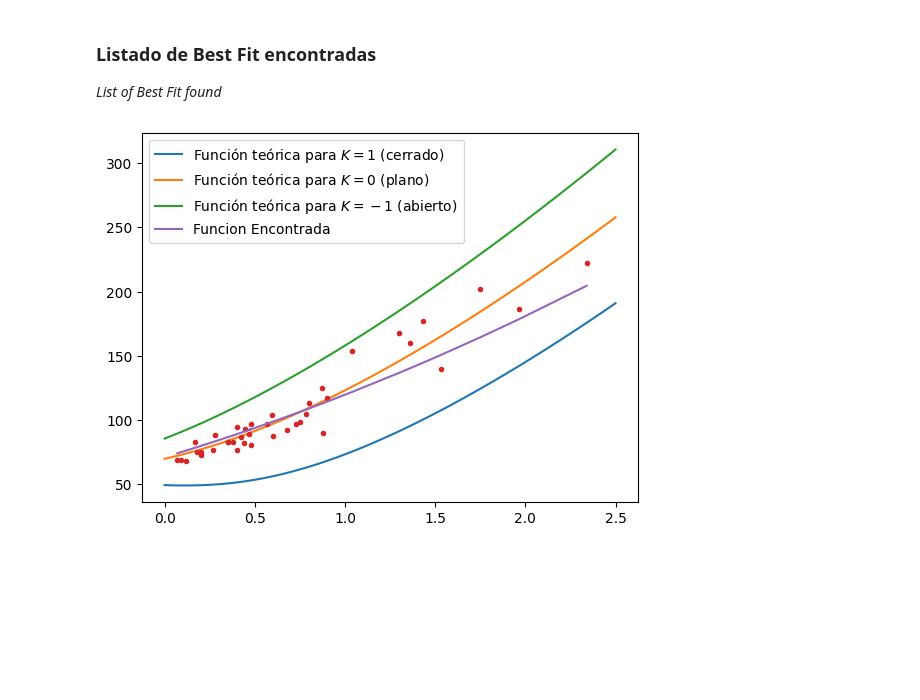
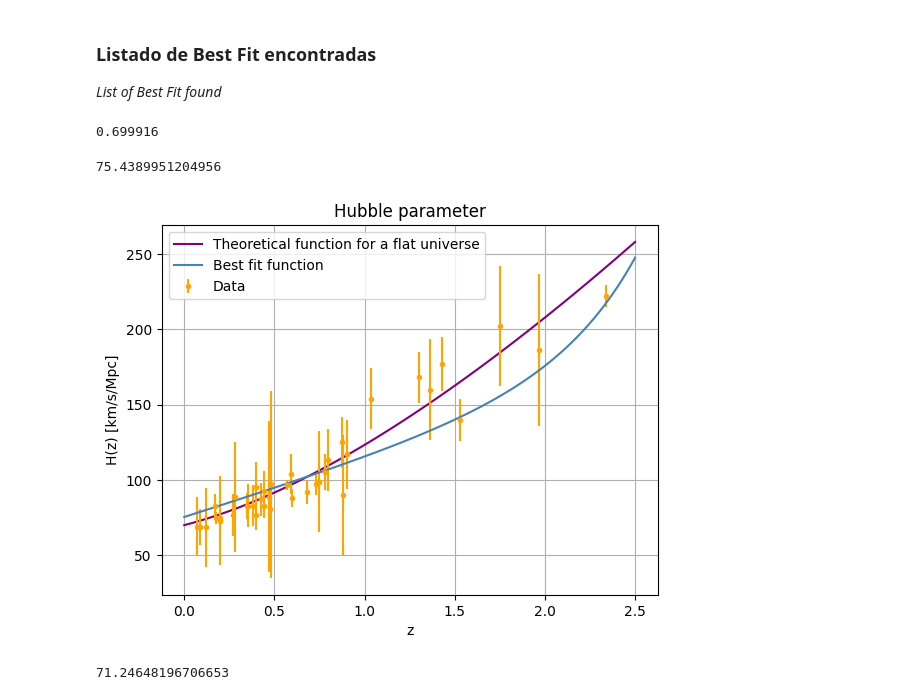
Before and after one commit to XimePS/Practica-DFI, a Jupyter notebook: GA con composicion.ipynb, the cells around one changed output. Saved outputs shown, nothing was run; the diff lists cells and outputs as text; code cells hidden in the pictures; blank space fills up the shorter version.

Commit message:
Se muestra progreso de GA con funciones numpy

```diff
--- a/GA con composicion.ipynb
+++ b/GA con composicion.ipynb
@@ -389,14 +394,30 @@ def f2(x):
     Duracion: 30 min aprox
     '''
     return 71.24648196706653*(0.2969143520906408*x + 1)**2
+
+def f3(x):
+    '''
+    Se encontró después de 100 generaciones
+    Su chi^2 = 37.77 aproximadamente
+    Los genes iniciales fueron: ['(x+1)', 'x**x', '2', '0.8513903885516133', '0.520029720085982', '0.16409447473428362']
+    Tasa de seleccion: 20%
+    Tasa de mutacion: 10%
+    Tamaño de la poblacion inicial (se conserva la mayoría de las generaciones): 100
+    Duracion: 1.53 min aprox
+    '''
+    return 37.137450322880658*x + (x + 1)**(x + 1) + 74.438995120495599
 # %%
-def H_bm(z, Omega_r, Omega_m, Omega_lambda, omega_DE, Omega_0):
-    return H_0*np.sqrt((Omega_r*(1+z)**(3*(1 + 1/3)) + Omega_m*(1+z)**3 + Omega_lambda*(1+z)**(3*(1+omega_DE)) + (1-Omega_0)*(1+z)**2))
+#def H_bm(z, Omega_r, Omega_m, Omega_lambda, omega_DE, Omega_0):
+#    return H_0*np.sqrt((Omega_r*(1+z)**(3*(1 + 1/3)) + Omega_m*(1+z)**3 + Omega_lambda*(1+z)**(3*(1+omega_DE)) + (1-Omega_0)*(1+z)**2))
+def H_bm(z, Omega_r, Omega_m, Omega_lambda, omega_DE):
+    return H_0*np.sqrt((Omega_r*(1+z)**(3*(1 + 1/3)) + Omega_m*(1+z)**3 + Omega_lambda*(1+z)**(3*(1+omega_DE)) + (1-Omega_r-Omega_m-Omega_lambda)*(1+z)**2))
+
 
 H_0 = 70
 O_r = 8.4*10**(-5)
 O_m = 0.3
 O_lambda = 0.7 - 8.4*10**(-5)
+print(O_lambda)
 o_DE = -1
 O_0 = [0.5, 1, 1.5]
 
@@ -404,16 +425,33 @@ O_0 = [0.5, 1, 1.5]
 z_bu = np.linspace(0, 2.5, 100)
 
 # hub_data_3.txt
-H_teorico_plano = H_bm(z_bu,O_r, O_m, O_lambda, o_DE, O_0[1])
-H_teorico_cerrado = H_bm(z_bu,O_r, O_m, O_lambda, o_DE, O_0[2])
-H_teorico_abierto = H_bm(z_bu,O_r, O_m, O_lambda, o_DE, O_0[0])
+H_teorico_plano = H_bm(z_bu,O_r, O_m, O_lambda, o_DE)
+H_teorico_cerrado = H_bm(z_bu,O_r, O_m, 0.9*O_lambda, o_DE)
+H_teorico_abierto = H_bm(z_bu,O_r, O_m, 1.1*O_lambda, o_DE)
+# %% [output]
+0.699916
+# %%
+H_bm(0, O_r, O_m, O_lambda, -1)
+
+f3(0)
+# %% [output]
+75.4389951204956
 # %%
-plt.plot(z_bu, H_teorico_cerrado, label = 'Función teórica para $K = 1$ (cerrado)')
-plt.plot(z_bu, H_teorico_plano, label = 'Función teórica para $K = 0$ (plano)')
-plt.plot(z_bu, H_teorico_abierto, label = 'Función teórica para $K = -1$ (abierto)')
-plt.plot(z, H, '.')
-plt.plot(z, f2(z), label= 'Funcion Encontrada')
+#plt.plot(z_bu, H_teorico_cerrado, label = 'Función teórica para $K = 1$ (cerrado)')
+plt.plot(z_bu, H_teorico_plano, label = 'Theoretical function for a flat universe', color = 'purple')
+#plt.plot(z_bu, H_teorico_abierto, label = 'Función teórica para $K = -1$ (abierto)')
+plt.errorbar(z, H, yerr=desv, fmt='.', label='Data', color = 'orange')
+#plt.plot(z, H, '.')
+plt.plot(z_bu, f3(z_bu), label= 'Best fit function', color = '#4682B4')
+plt.title('Hubble parameter')
+plt.xlabel('z')
+plt.ylabel('H(z) [km/s/Mpc]')
+plt.grid(True)
 plt.legend()
 plt.show()
 # %% [output]
-[figure, old version]
+[figure, new version]
+# %%
+print(f2(0))
+# %% [output]
+71.24648196706653
```
Also changed, not shown: parts of 3 cells of this notebook, 4 other files.
